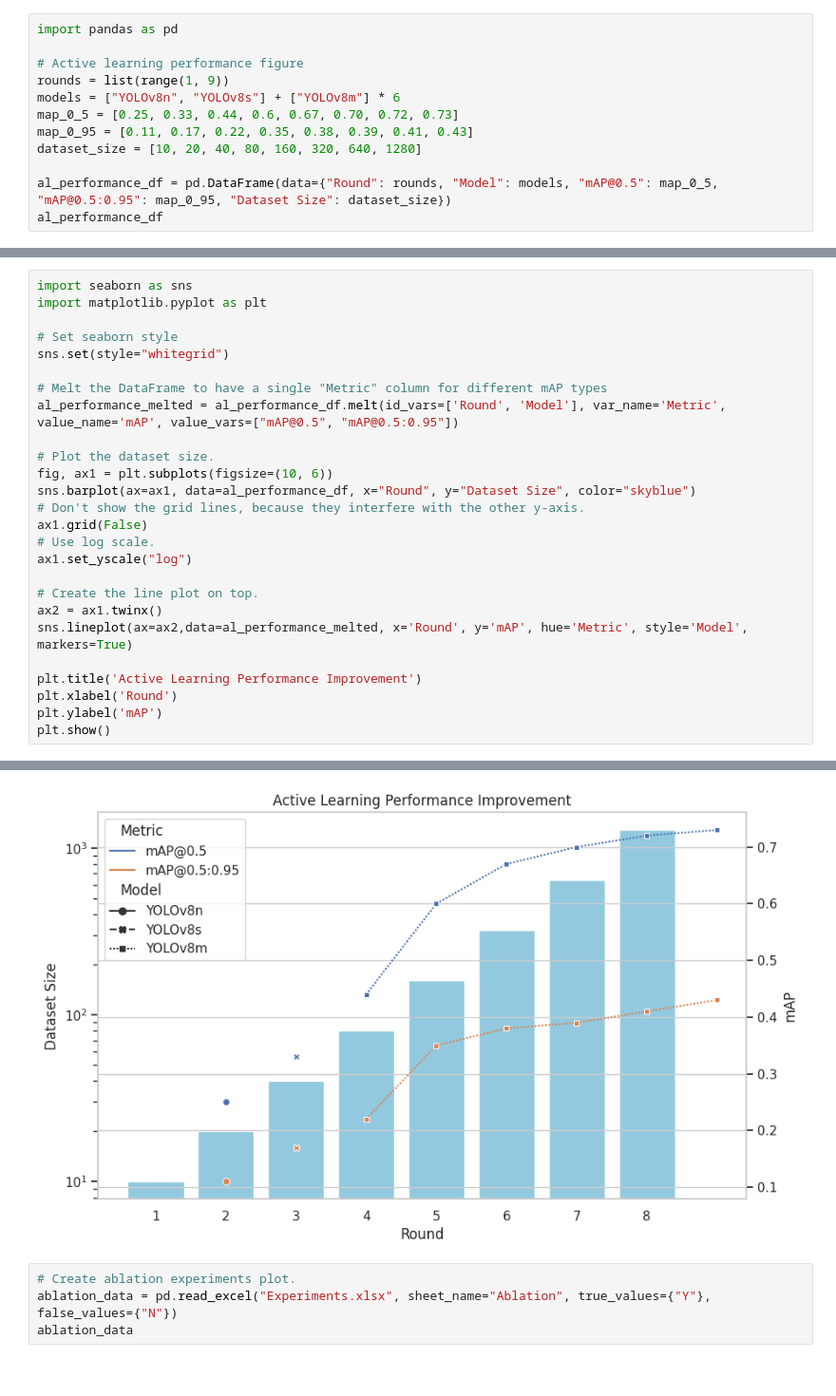
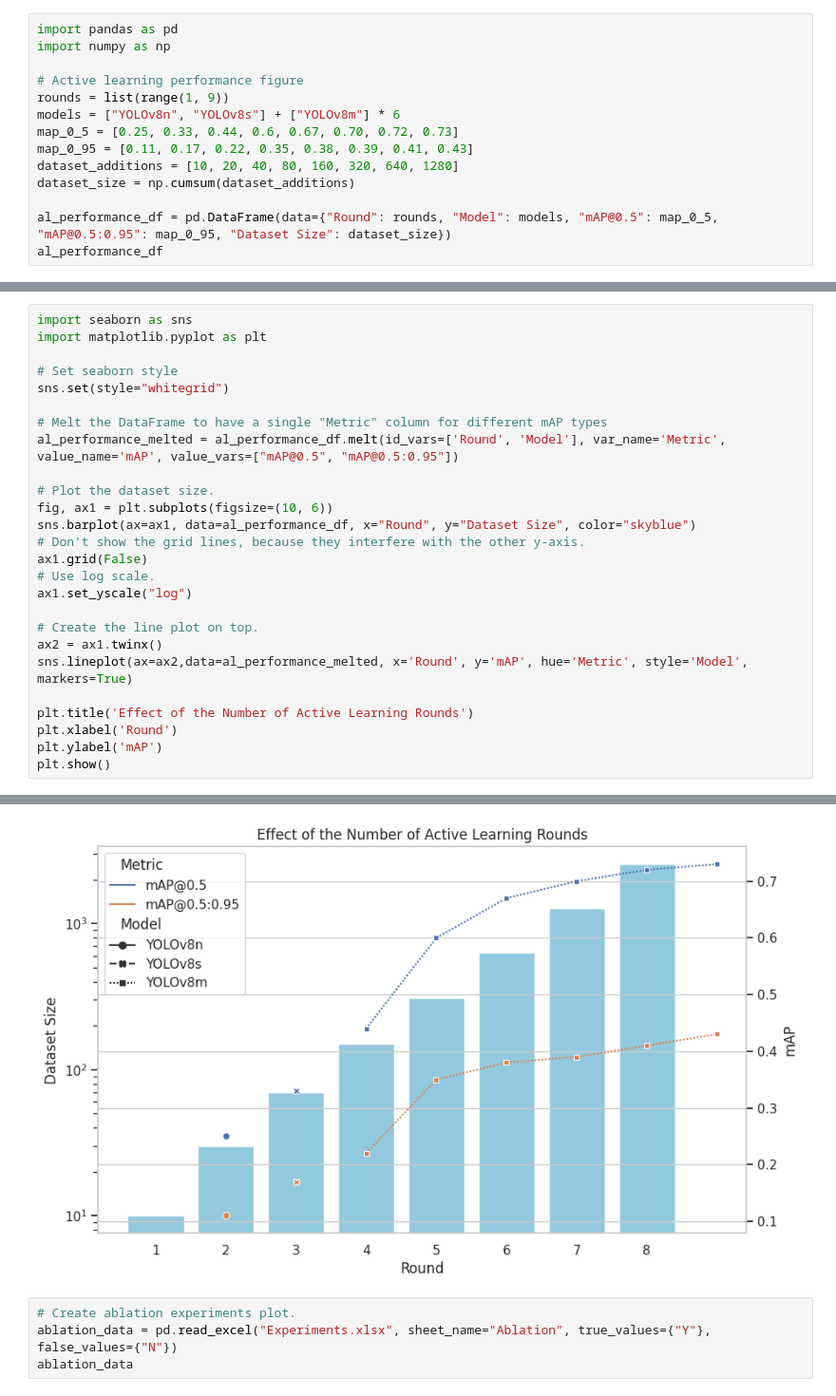
Before and after one commit to UGA-BSAIL/cotton_flower_mot, a Jupyter notebook: notebooks/generate_figures.ipynb, the cells around one changed output, grey strips where cells are left out. Shown at 95% size. Cells and saved outputs as stored; diff of their text form.

```diff
--- a/notebooks/generate_figures.ipynb
+++ b/notebooks/generate_figures.ipynb
@@ -1,12 +1,14 @@
 # %%
 import pandas as pd
+import numpy as np
 
 # Active learning performance figure
 rounds = list(range(1, 9))
 models = ["YOLOv8n", "YOLOv8s"] + ["YOLOv8m"] * 6
 map_0_5 = [0.25, 0.33, 0.44, 0.6, 0.67, 0.70, 0.72, 0.73]
 map_0_95 = [0.11, 0.17, 0.22, 0.35, 0.38, 0.39, 0.41, 0.43]
-dataset_size = [10, 20, 40, 80, 160, 320, 640, 1280]
+dataset_additions = [10, 20, 40, 80, 160, 320, 640, 1280]
+dataset_size = np.cumsum(dataset_additions)
 
 al_performance_df = pd.DataFrame(data={"Round": rounds, "Model": models, "mAP@0.5": map_0_5, "mAP@0.5:0.95": map_0_95, "Dataset Size": dataset_size})
 al_performance_df
@@ -24,32 +26,32 @@ al_performance_df
 # %%
 import seaborn as sns
 import matplotlib.pyplot as plt
 
 # Set seaborn style
 sns.set(style="whitegrid")
 
 # Melt the DataFrame to have a single "Metric" column for different mAP types
 al_performance_melted = al_performance_df.melt(id_vars=['Round', 'Model'], var_name='Metric', value_name='mAP', value_vars=["mAP@0.5", "mAP@0.5:0.95"])
 
 # Plot the dataset size.
 fig, ax1 = plt.subplots(figsize=(10, 6))
 sns.barplot(ax=ax1, data=al_performance_df, x="Round", y="Dataset Size", color="skyblue")
 # Don't show the grid lines, because they interfere with the other y-axis.
 ax1.grid(False)
 # Use log scale.
 ax1.set_yscale("log")
 
 # Create the line plot on top.
 ax2 = ax1.twinx()
 sns.lineplot(ax=ax2,data=al_performance_melted, x='Round', y='mAP', hue='Metric', style='Model', markers=True)
 
-plt.title('Active Learning Performance Improvement')
+plt.title('Effect of the Number of Active Learning Rounds')
 plt.xlabel('Round')
 plt.ylabel('mAP')
 plt.show()
 # %% [output]
 [interactive output not drawn]
-[figure, old version]
+[figure, new version]
 # %%
 # Create ablation experiments plot.
 ablation_data = pd.read_excel("Experiments.xlsx", sheet_name="Ablation", true_values={"Y"}, false_values={"N"})
```
Also changed, not shown: parts of 3 cells of this notebook, 2 other files.
